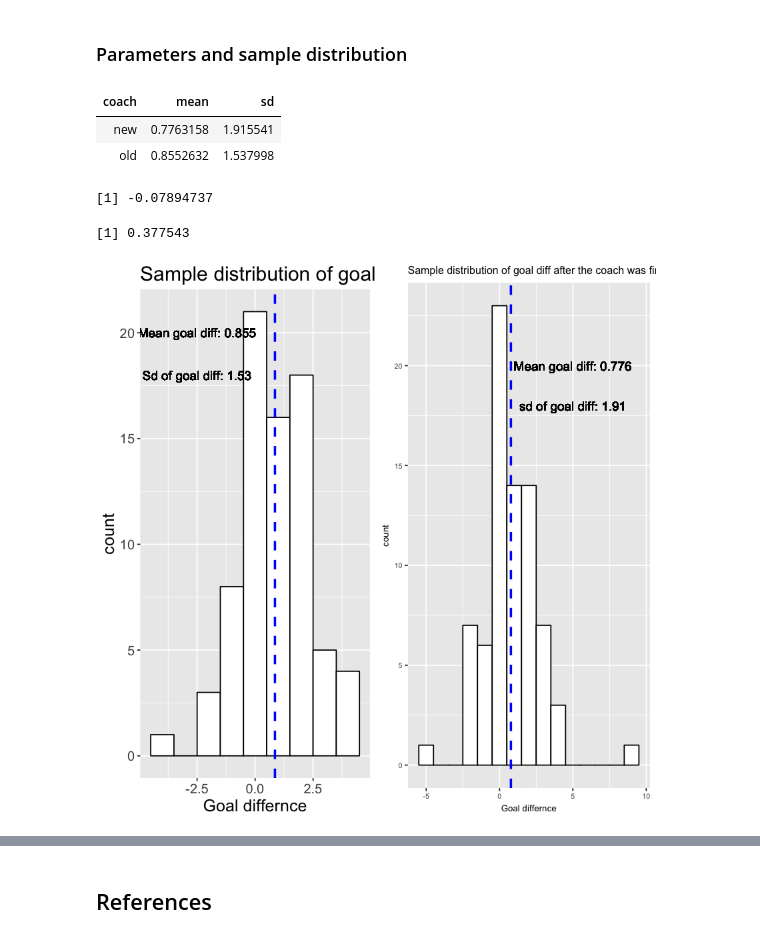
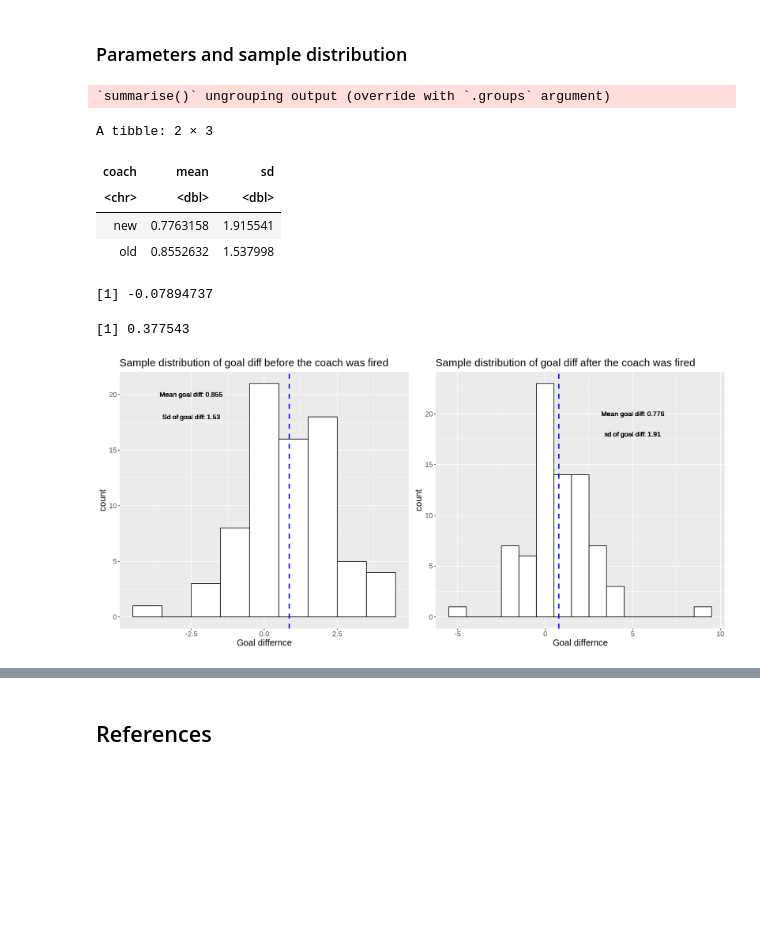
Before and after one commit to gzzen/stat-201-group-projct, a Jupyter notebook: Proposal.ipynb, the cells around one changed output, grey strips where cells are left out. Drawn from its saved outputs; the diff is of its cells as text; code cells hidden in the pictures; blank space fills up the shorter version.

```diff
--- a/Proposal.ipynb
+++ b/Proposal.ipynb
@@ -105,39 +123,42 @@ obs_diff_mean <- obs_stat$mean[1] - obs_stat$mean[2]
 obs_diff_mean
 
 obs_sd_sd <- obs_diff_mean <- obs_stat$sd[1] - obs_stat$sd[2]
-obs_sd_mean
+obs_sd_sd
 # %% [output]
-| coach | mean | sd |
-| new | 0.7763158 | 1.915541 |
-| old | 0.8552632 | 1.537998 |
-[1] -0.07894737
+`summarise()` ungrouping output (override with `.groups` argument)
-[1] 0.377543
+A tibble: 2 × 3
+| coach | mean | sd |
+| <chr> | <dbl> | <dbl> |
+| new | 0.7763158 | 1.915541 |
+| old | 0.8552632 | 1.537998 |
+[1] -0.07894737
+[1] 0.377543
 # %%
 # <------- sample distribution with the old coach ----------------
 
 goal_diff_before_fired_sample_distribution <- old_coach %>%
 ggplot() +
 geom_histogram(aes(x = goal_diff), color = "black", fill = "white", binwidth = 1) +
 geom_vline(aes(xintercept = mean(goal_diff)), color = "blue", linetype = "dashed", size = 1) +
 geom_text(x = -2.5, y = 20, label = "Mean goal diff: 0.855", size = 4) +
 geom_text(x = -2.5, y = 18, label = "Sd of goal diff: 1.53", size = 4) +
 labs(x = "Goal differnce") +
 ggtitle("Sample distribution of goal diff before the coach was fired") +
 theme(text = element_text(size = 15))
 
 #---------- Sample distribution with the new coach ----------------
 
 goal_diff_after_fired_sample_distribution <- new_coach %>%
 ggplot() +
 geom_histogram(aes(x = goal_diff), color = "black", fill = "white", binwidth = 1) +
 geom_vline(aes(xintercept = mean(goal_diff)), color = "blue", linetype = "dashed", size = 1) +
 geom_text(x = 5, y = 20, label = "Mean goal diff: 0.776", size = 4) +
 geom_text(x = 5, y = 18, label = "sd of goal diff: 1.91", size = 4) +
 labs(x = "Goal differnce") +
 ggtitle("Sample distribution of goal diff after the coach was fired") +
-theme(text = element_text(size = 8))
+theme(text = element_text(size = 15))
 
-plot_grid(goal_diff_before_fired_sample_distribution,
-             goal_diff_after_fired_sample_distribution)
+options(repr.plot.width = 15)
+plot_grid(goal_diff_before_fired_sample_distribution, goal_diff_after_fired_sample_distribution)
 # %% [output]
-[figure, old version]
+[figure, new version]
```
Also changed, not shown: parts of 3 cells of this notebook.
